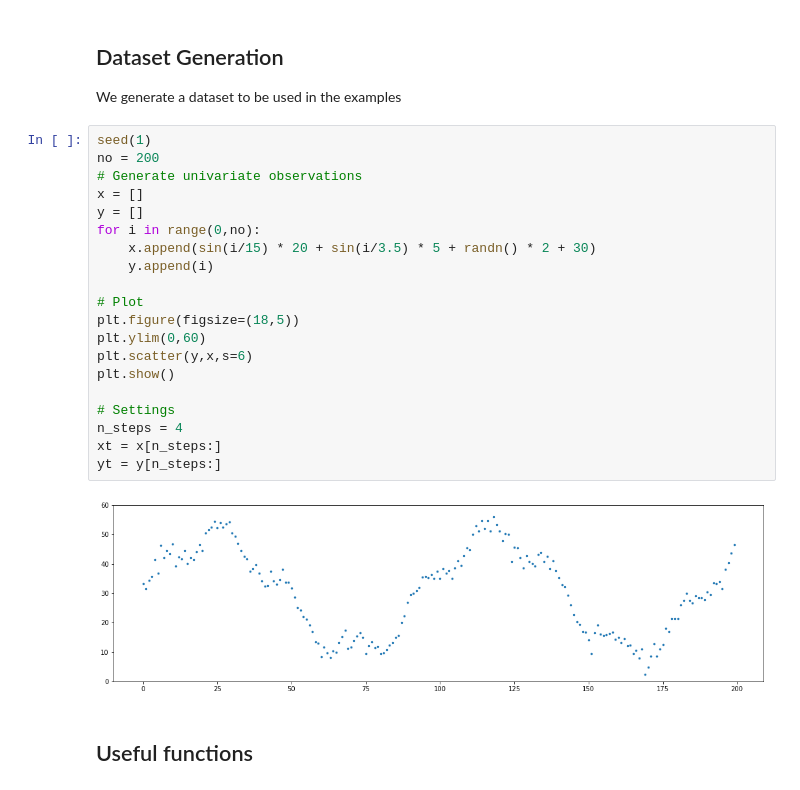
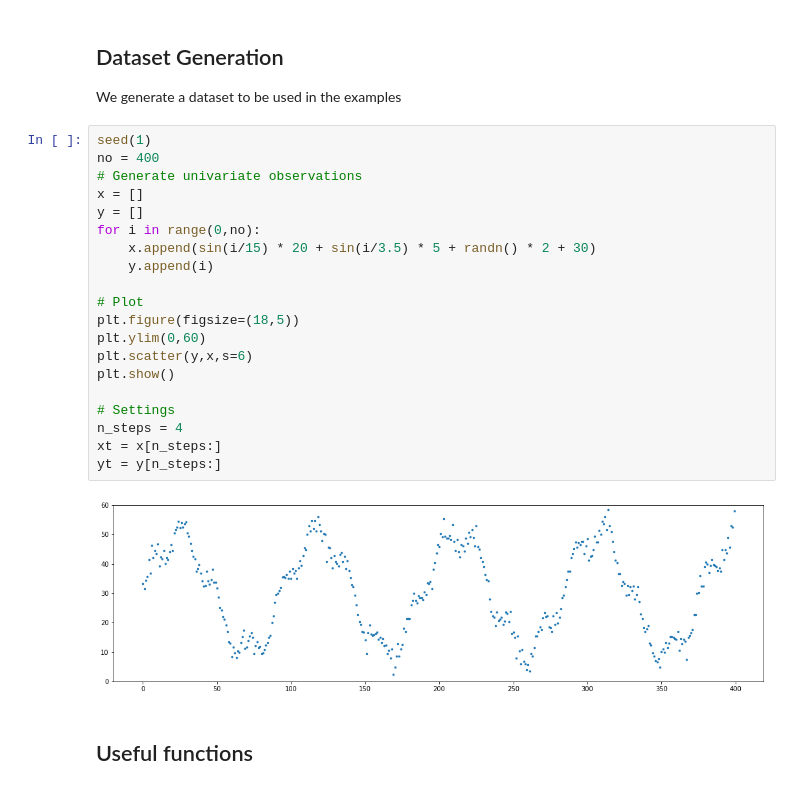
Before and after one commit to jhagelback/ml-sk, a Jupyter notebook: sklearn/LSTM Time Series Forecasting.ipynb, the cells around one changed output. Saved outputs shown, nothing was run; the diff lists cells and outputs as text.

```diff
--- a/sklearn/LSTM Time Series Forecasting.ipynb
+++ b/sklearn/LSTM Time Series Forecasting.ipynb
@@ -18,26 +18,26 @@ import matplotlib.pyplot as plt
 We generate a dataset to be used in the examples
 # %%
 seed(1)
-no = 200
+no = 400
 # Generate univariate observations
 x = []
 y = []
 for i in range(0,no):
     x.append(sin(i/15) * 20 + sin(i/3.5) * 5 + randn() * 2 + 30)
     y.append(i)
 
 # Plot
 plt.figure(figsize=(18,5))
 plt.ylim(0,60)
 plt.scatter(y,x,s=6)
 plt.show()
 
 # Settings
 n_steps = 4
 xt = x[n_steps:]
 yt = y[n_steps:]
 # %% [output]
-[figure, old version]
+[figure, new version]
 # %% [markdown]
 ## Useful functions
 # %%
```
Also changed, not shown: parts of 4 cells of this notebook, 2 other files.
